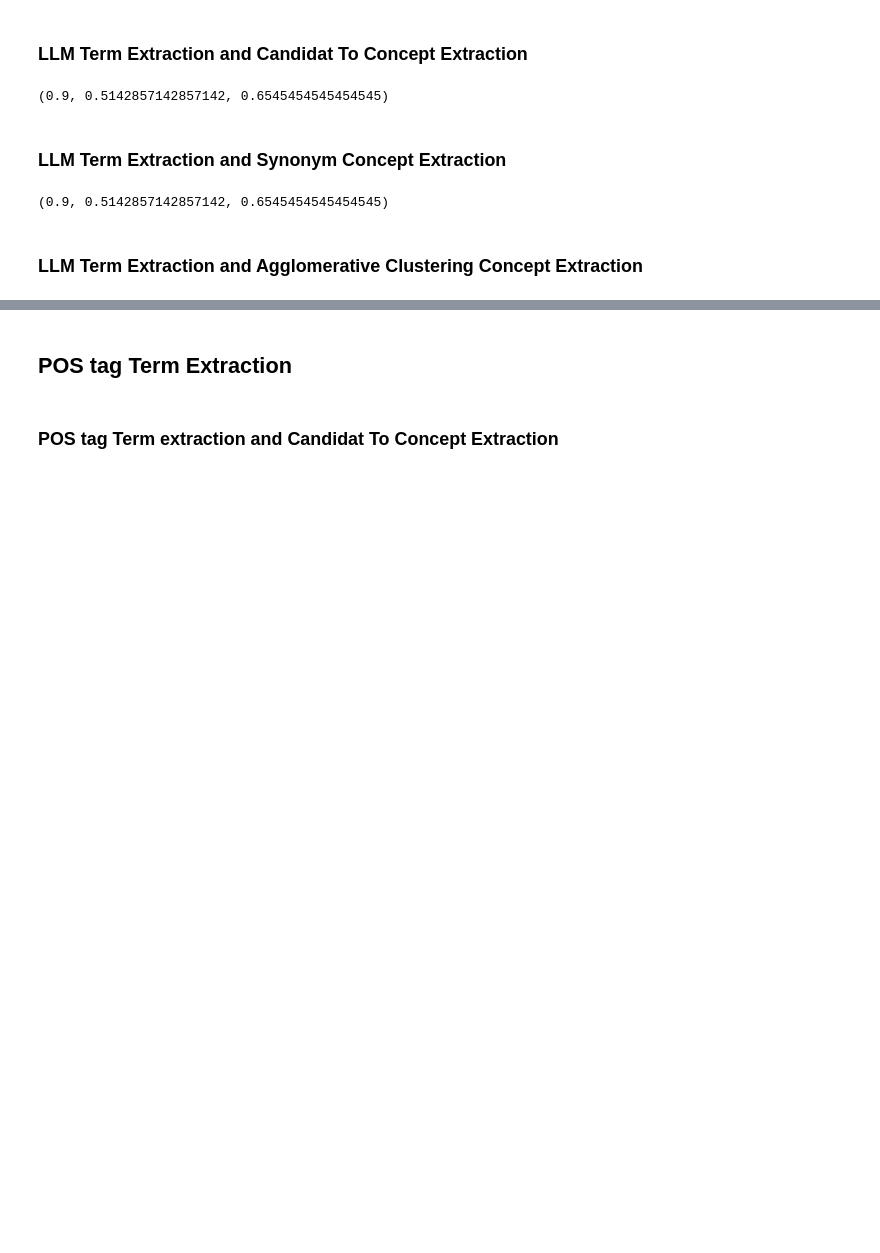
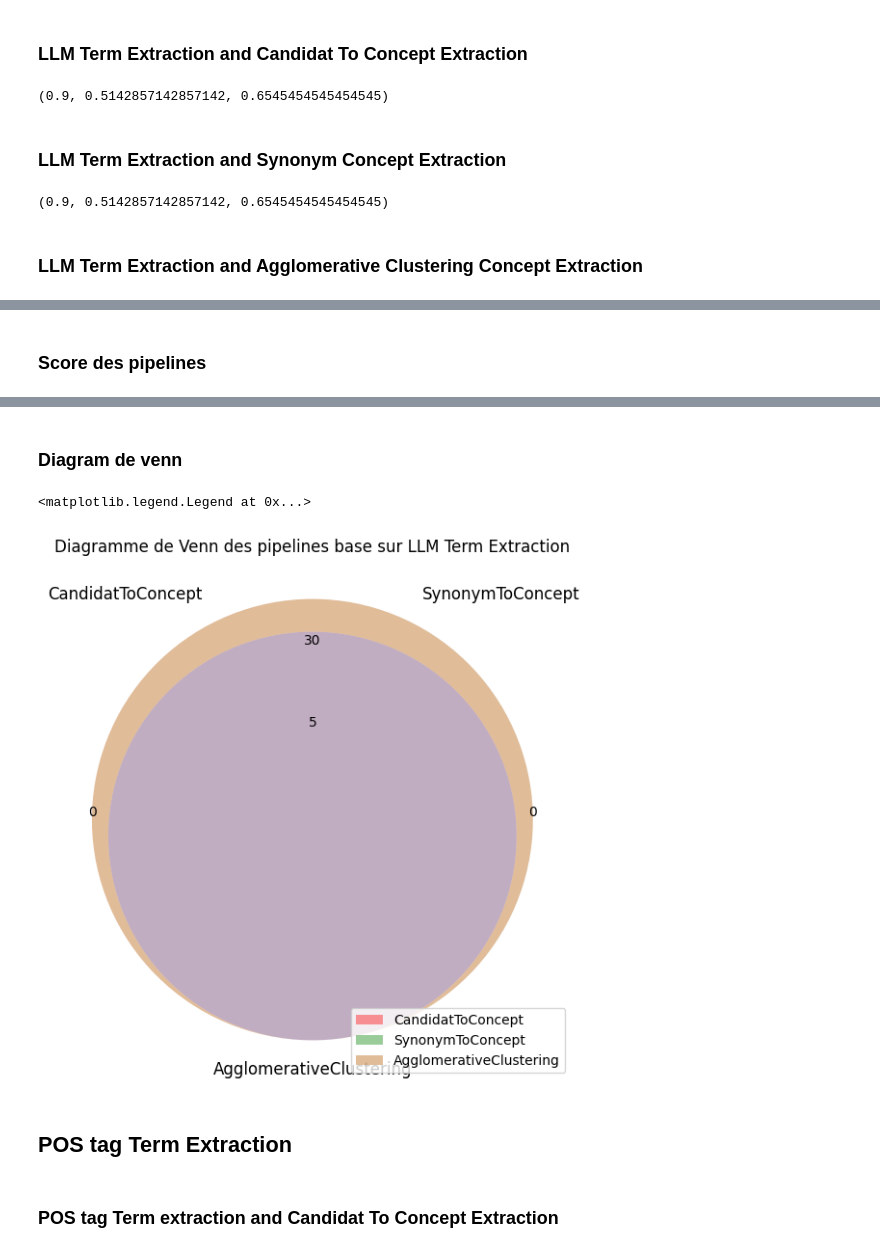
Before and after one commit to ba-talibe/olaf, a Jupyter notebook: demonstrators/evalution_process_v2.ipynb, the cells around one changed output, grey strips where cells are left out. Drawn from its saved outputs; the diff is of its cells as text; code cells hidden in the pictures; blank space fills up the shorter version.

```diff
--- a/demonstrators/evalution_process_v2.ipynb
+++ b/demonstrators/evalution_process_v2.ipynb
@@ -578,4 +582,6 @@ print(results)
 (0.85, 0.5666666666666667, 0.68)
+# %% [markdown]
+### Score des pipelines
 # %%
 pipelines_scores.loc[term_extraction_components[0]] = llm_results
 pipelines_scores
@@ -585,6 +591,17 @@ pipelines_scores
 | LLM Term Extraction | 0.9 | 0.514286 | 0.654545 | 0.9 | 0.514286 | 0.654545 | 0.85 | ... |
 | POStag Term Extraction | NaN | NaN | NaN | NaN | NaN | NaN | NaN | ... |
 | TFIDF Term Extraction | NaN | NaN | NaN | NaN | NaN | NaN | NaN | ... |
+# %% [markdown]
+### Diagram de venn
+# %%
+plt.figure(figsize=(19,7))
+concepts_sets = [set([concept.label for concept in pipeline.kr.concepts]) for pipeline in llm_pipelines]
+venn3(subsets=[concepts_sets[0], concepts_sets[1], concepts_sets[2]], set_labels=tuple(concept_extraction_components))
+plt.title("Diagramme de Venn des pipelines base sur LLM Term Extraction")
+plt.legend(concept_extraction_components, loc='lower right')
+# %% [output]
+<matplotlib.legend.Legend at 0x...>
+[figure, added]
 # %% [markdown]
 ## POS tag Term Extraction
 # %%
```
Also changed, not shown: parts of 32 cells of this notebook.
